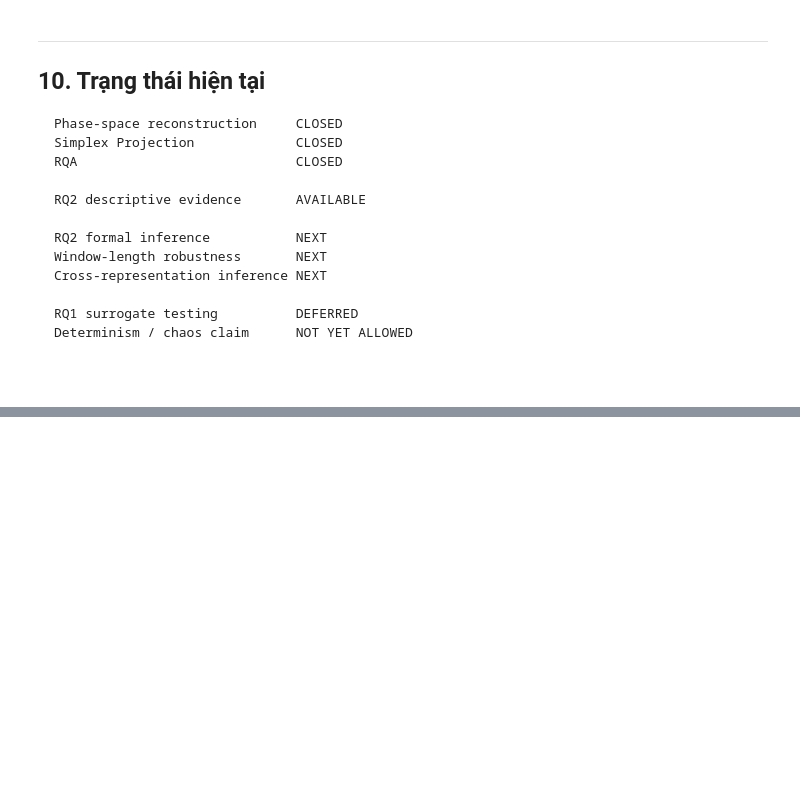
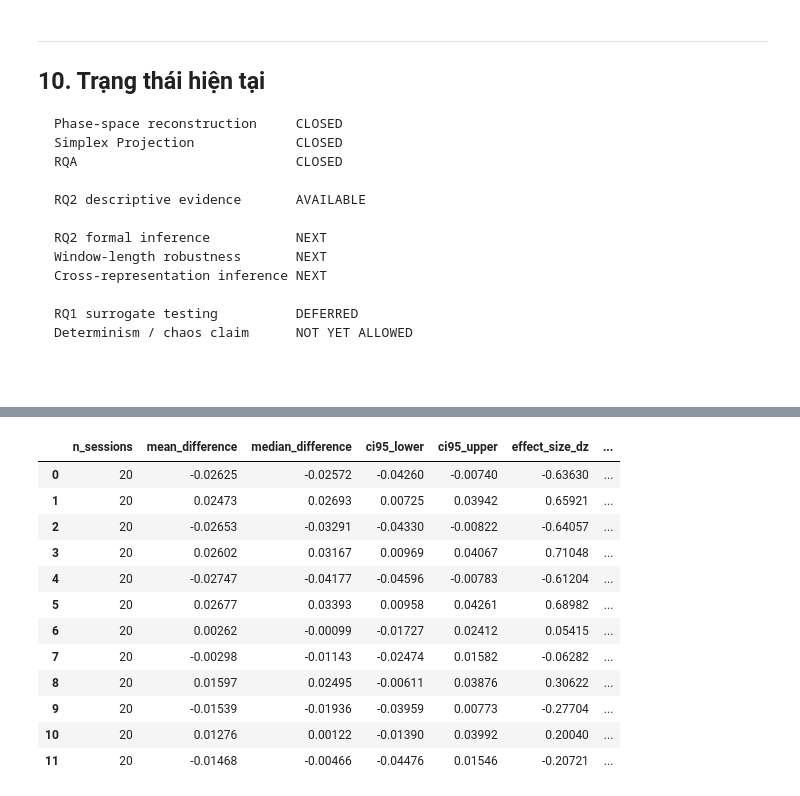
Before and after one commit to Vutu2003/Nonlinear-Time-Series-Analysis, a Jupyter notebook: phase1/notebook/simplex_projection.ipynb, the cells around one changed output, grey strips where cells are left out. Drawn from its saved outputs; the diff is of its cells as text; code cells hidden in the pictures; blank space fills up the shorter version.

```diff
--- a/phase1/notebook/simplex_projection.ipynb
+++ b/phase1/notebook/simplex_projection.ipynb
@@ -2165,0 +2356,100 @@ Determinism / chaos claim      NOT YET ALLOWED
+# %%
+RANDOM_SEED = 20260824
+N_BOOTSTRAP = 20_000
+N_PERMUTATIONS = 100_000
+
+
+def bootstrap_mean_ci(values, rng):
+    """Return a percentile bootstrap confidence interval for the mean."""
+    values = np.asarray(values, dtype=float)
+    indices = rng.integers(
+        0,
+        len(values),
+        size=(N_BOOTSTRAP, len(values)),
+    )
+    bootstrap_means = values[indices].mean(axis=1)
+    return tuple(np.quantile(bootstrap_means, [0.025, 0.975]))
+
+
+def sign_flip_pvalue(values, rng):
+    """Return a two-sided paired sign-flip permutation p-value."""
+    values = np.asarray(values, dtype=float)
+    observed = abs(values.mean())
+    signs = rng.choice(
+        np.array([-1.0, 1.0]),
+        size=(N_PERMUTATIONS, len(values)),
+    )
+    null_means = np.abs((signs * values).mean(axis=1))
+    return (np.count_nonzero(null_means >= observed) + 1) / (
+        N_PERMUTATIONS + 1
+    )
+
+
+def paired_effect_size(values):
+    """Return Cohen's dz for paired differences."""
+    values = np.asarray(values, dtype=float)
+    scale = values.std(ddof=1)
+    return np.nan if np.isclose(scale, 0.0) else values.mean() / scale
+
+
+def infer_difference(values, seed):
+    """Summarize one paired session-level contrast."""
+    values = np.asarray(values, dtype=float)
+    if len(values) < 2 or not np.all(np.isfinite(values)):
+        raise ValueError("A contrast needs at least two finite values.")
+    rng = np.random.default_rng(seed)
+    lower, upper = bootstrap_mean_ci(values, rng)
+    mean = float(values.mean())
+    observed_sign = np.sign(mean)
+    sign_consistency = float(np.mean(np.sign(values) == observed_sign))
+    return {
+        "n_sessions": len(values),
+        "mean_difference": mean,
+        "median_difference": float(np.median(values)),
+        "ci95_lower": float(lower),
+        "ci95_upper": float(upper),
+        "effect_size_dz": float(paired_effect_size(values)),
+        "sign_consistency": sign_consistency,
+        "p_raw": float(sign_flip_pvalue(values, rng)),
+    }
+
+
+state_rows = []
+seed_offset = 0
+for (representation, window_size), group in state_effects.groupby(
+    ["representation", "window_size_s"],
+    observed=True,
+):
+    for metric in ("CC", "NRMSE"):
+        seed_offset += 1
+        values = group[f"delta_{metric.lower()}"]
+        row = infer_difference(values, RANDOM_SEED + seed_offset)
+        row.update(
+            {
+                "analysis": "state_effect",
+                "representation": representation,
+                "window_size": f"{window_size} s",
+                "metric": metric,
+                "comparison": "Drowsy - Awake",
+                "same_direction_fraction": np.nan,
+                "fdr_family": "primary_state_effect",
+            }
+        )
+        state_rows.append(row)
+
+state_inference = pd.DataFrame(state_rows)
+display(state_inference.round(5))
+# %% [output]
+|  | n_sessions | mean_difference | median_difference | ci95_lower | ci95_upper | effect_size_dz | ... |
+| 0 | 20 | -0.02625 | -0.02572 | -0.04260 | -0.00740 | -0.63630 | ... |
+| 1 | 20 | 0.02473 | 0.02693 | 0.00725 | 0.03942 | 0.65921 | ... |
+| 2 | 20 | -0.02653 | -0.03291 | -0.04330 | -0.00822 | -0.64057 | ... |
+| 3 | 20 | 0.02602 | 0.03167 | 0.00969 | 0.04067 | 0.71048 | ... |
+| 4 | 20 | -0.02747 | -0.04177 | -0.04596 | -0.00783 | -0.61204 | ... |
+| 5 | 20 | 0.02677 | 0.03393 | 0.00958 | 0.04261 | 0.68982 | ... |
+| 6 | 20 | 0.00262 | -0.00099 | -0.01727 | 0.02412 | 0.05415 | ... |
+| 7 | 20 | -0.00298 | -0.01143 | -0.02474 | 0.01582 | -0.06282 | ... |
+| 8 | 20 | 0.01597 | 0.02495 | -0.00611 | 0.03876 | 0.30622 | ... |
+| 9 | 20 | -0.01539 | -0.01936 | -0.03959 | 0.00773 | -0.27704 | ... |
+| 10 | 20 | 0.01276 | 0.00122 | -0.01390 | 0.03992 | 0.20040 | ... |
+| 11 | 20 | -0.01468 | -0.00466 | -0.04476 | 0.01546 | -0.20721 | ... |
```
Also changed, not shown: parts of 19 cells of this notebook, 2 other files.
